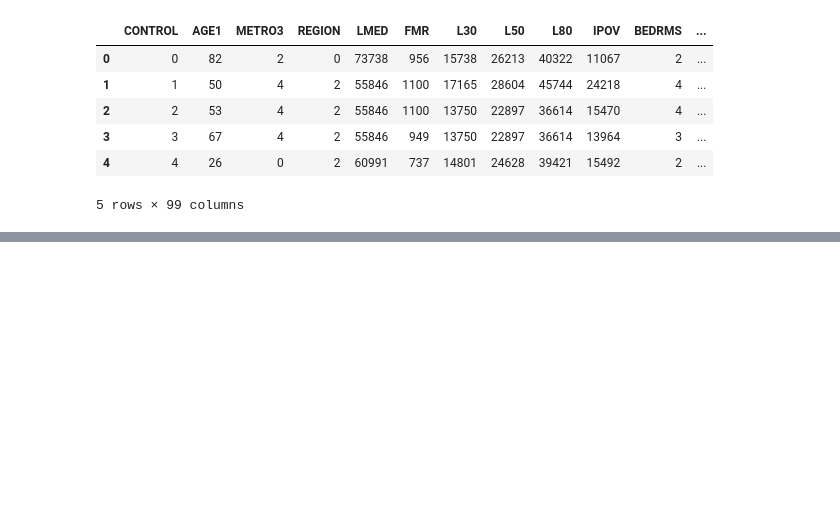
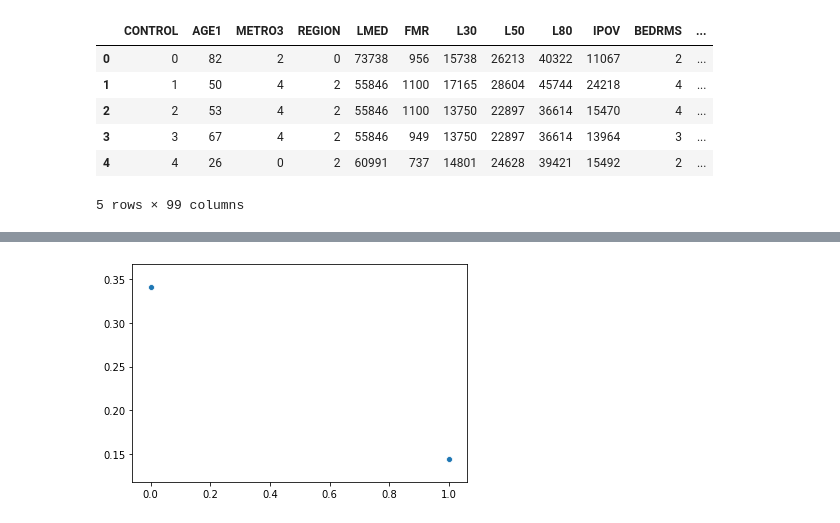
Before and after one commit to rselent/DS-Unit-1-Sprint-3-Linear-Algebra, a Jupyter notebook: module3-dimensionality-reduction/3_3_High_Dimensional_Data_Assignment.ipynb, the cells around one changed output, grey strips where cells are left out. Drawn from its saved outputs; the diff is of its cells as text; code cells hidden in the pictures; blank space fills up the shorter version.

```diff
--- a/module3-dimensionality-reduction/3_3_High_Dimensional_Data_Assignment.ipynb
+++ b/module3-dimensionality-reduction/3_3_High_Dimensional_Data_Assignment.ipynb
@@ -248,3 +254,46 @@ Length: 99, dtype: object
+# %%
+### Your Code Here
+
+import seaborn as sns
+import sklearn.preprocessing as skl
+from sklearn.decomposition import PCA
+
+scale = skl.StandardScaler()
+nationalProcessed = scale.fit_transform( national_processed)
+
+pca = PCA(3)                ### THIS should be a 2, but I set it to 3 as an experiment
+                            ### which I was able to explore down below, in the
+                            ### scatterplot call
+                            ### E.G., setting data to vals[:3] shows the three points
+
+pcaFeatures = pca.fit_transform(nationalProcessed)
+
+def seaPlot(pca):
+    num_components=len(pca.explained_variance_ratio_)
+    ind = np.arange(num_components)
+    vals = pca.explained_variance_ratio_
+
+### LEAVING the following stuff commented out, so you can see that I pulled the
+### code from today's lecture, and working backwards from and fiddling with that
+### allowed me to better understand what was actually going on, what the
+### calls actually mean/do, and allows me to better process and unpack the 'magic'
+
+### AND yes... I like using Seaborn, lol
+
+    plt.figure()
+#    for i in range(num_components):
+    sns.scatterplot( data=vals[:2])
+#    plt.figure(figsize=(18, 6))
+#    ax = plt.subplot(111)
+#    cumvals = np.cumsum(vals)
+#    ax.bar(ind, vals)
+#    ax.plot(ind, cumvals)
+#    for i in range(num_components):
+#        ax.annotate(r"%s" % ((str(vals[i]*100)[:3])), (ind[i], vals[i]))
+
+seaPlot( pca)
+# %% [output]
+[figure, added]
 # %% [markdown]
 # Stretch Goals
 
```
Also changed, not shown: parts of 12 cells of this notebook.
